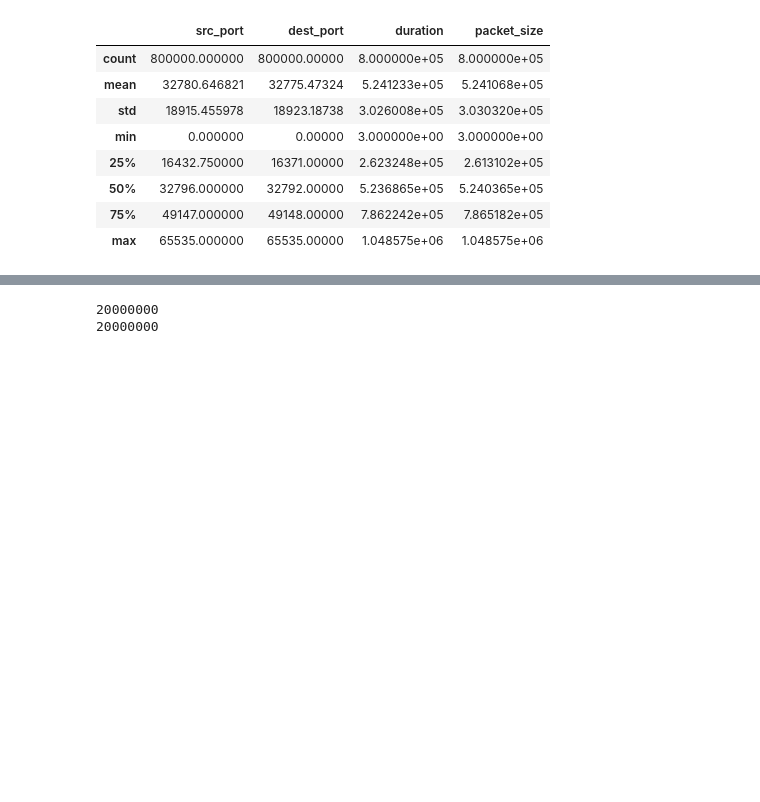
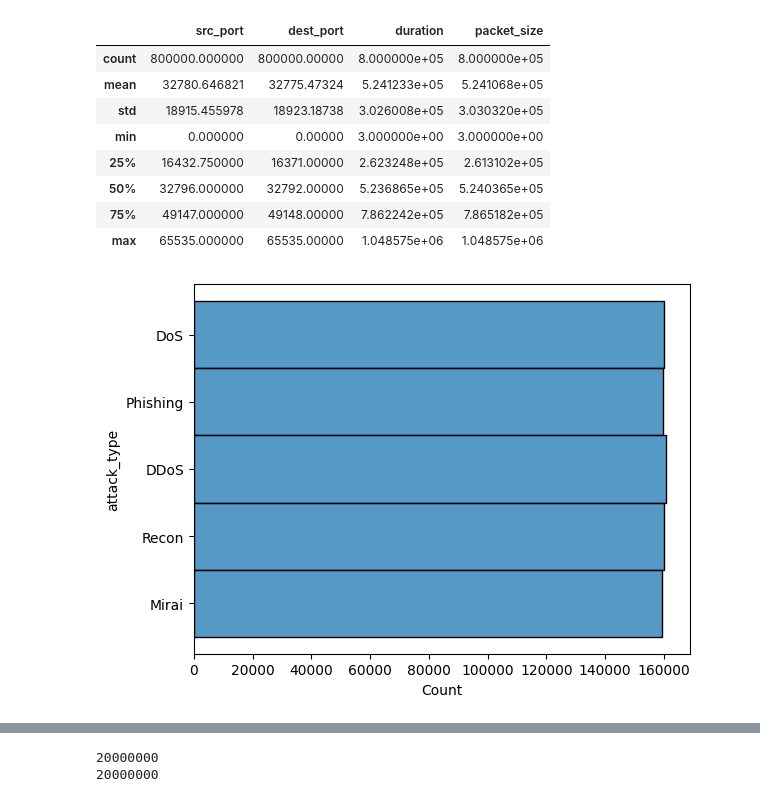
Before and after one commit to hodge-py/Coding_assignments, a Jupyter notebook: Information and Networking Security/CourseProject/malware.ipynb, the cells around one changed output, grey strips where cells are left out. Cells and saved outputs as stored; diff of their text form; code cells hidden in the pictures; blank space fills up the shorter version.

```diff
--- a/Information and Networking Security/CourseProject/malware.ipynb
+++ b/Information and Networking Security/CourseProject/malware.ipynb
@@ -50,3 +51,8 @@ df.describe()
 | 50% | 32796.000000 | 32792.00000 | 5.236865e+05 | 5.240365e+05 |
 | 75% | 49147.000000 | 49148.00000 | 7.862242e+05 | 7.865182e+05 |
 | max | 65535.000000 | 65535.00000 | 1.048575e+06 | 1.048575e+06 |
+# %%
+sns.histplot(data=df,y="attack_type")
+plt.show()
+# %% [output]
+[figure, added]
```
Also changed, not shown: parts of 2 cells of this notebook.
